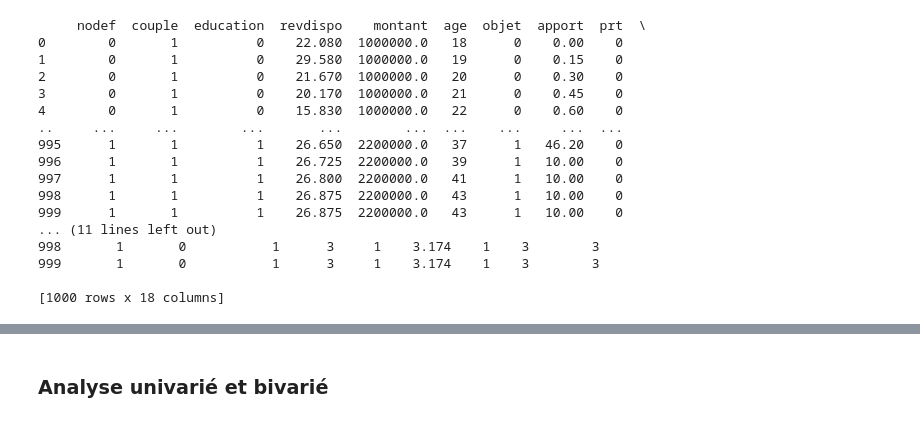
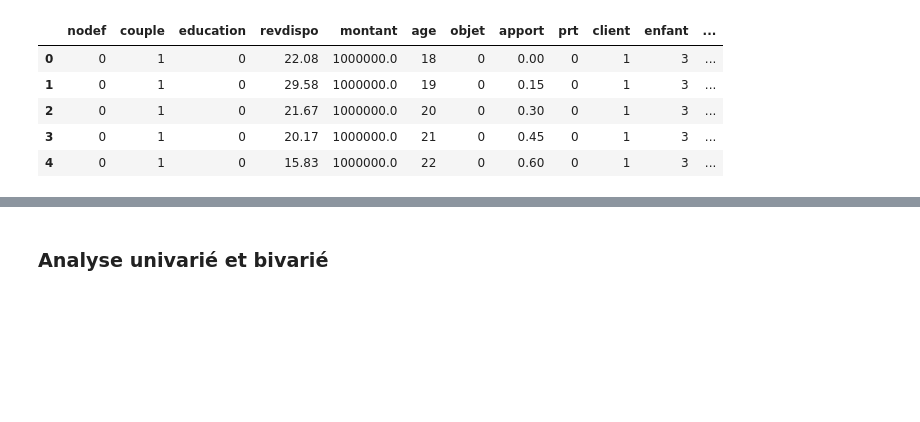
Before and after one commit to ktywab/API_Proba_Default, a Jupyter notebook: analyse.ipynb, the cells around one changed output, grey strips where cells are left out. Saved outputs shown, nothing was run; the diff lists cells and outputs as text; code cells hidden in the pictures; blank space fills up the shorter version.

```diff
--- a/analyse.ipynb
+++ b/analyse.ipynb
@@ -14,24 +14,14 @@ import joblib
 # %%
 # Remplace 'fichier.txt' par le chemin de ton fichier texte
 df = pd.read_csv('credit.txt', delimiter='\t')  # Utilisez le bon délimiteur (par exemple ',' ou ';' si nécessaire)
-print(df)
+
+df.head()
 # %% [output]
-     nodef  couple  education  revdispo    montant  age  objet  apport  prt  \
-0        0       1          0    22.080  1000000.0   18      0    0.00    0
-1        0       1          0    29.580  1000000.0   19      0    0.15    0
-2        0       1          0    21.670  1000000.0   20      0    0.30    0
-3        0       1          0    20.170  1000000.0   21      0    0.45    0
-4        0       1          0    15.830  1000000.0   22      0    0.60    0
-..     ...     ...        ...       ...        ...  ...    ...     ...  ...
-995      1       1          1    26.650  2200000.0   37      1   46.20    0
-996      1       1          1    26.725  2200000.0   39      1   10.00    0
-997      1       1          1    26.800  2200000.0   41      1   10.00    0
-998      1       1          1    26.875  2200000.0   43      1   10.00    0
-999      1       1          1    26.875  2200000.0   43      1   10.00    0
-... (11 lines left out)
-998       1       0           1      3     1    3.174    1    3        3
-999       1       0           1      3     1    3.174    1    3        3
-
-[1000 rows x 18 columns]
+|  | nodef | couple | education | revdispo | montant | age | objet | apport | prt | client | enfant | ... |
+| 0 | 0 | 1 | 0 | 22.08 | 1000000.0 | 18 | 0 | 0.00 | 0 | 1 | 3 | ... |
+| 1 | 0 | 1 | 0 | 29.58 | 1000000.0 | 19 | 0 | 0.15 | 0 | 1 | 3 | ... |
+| 2 | 0 | 1 | 0 | 21.67 | 1000000.0 | 20 | 0 | 0.30 | 0 | 1 | 3 | ... |
+| 3 | 0 | 1 | 0 | 20.17 | 1000000.0 | 21 | 0 | 0.45 | 0 | 1 | 3 | ... |
+| 4 | 0 | 1 | 0 | 15.83 | 1000000.0 | 22 | 0 | 0.60 | 0 | 1 | 3 | ... |
 # %%
 # Affiche les informations générales du DataFrame
```
Also changed, not shown: parts of 2 cells of this notebook, 6 other files.
